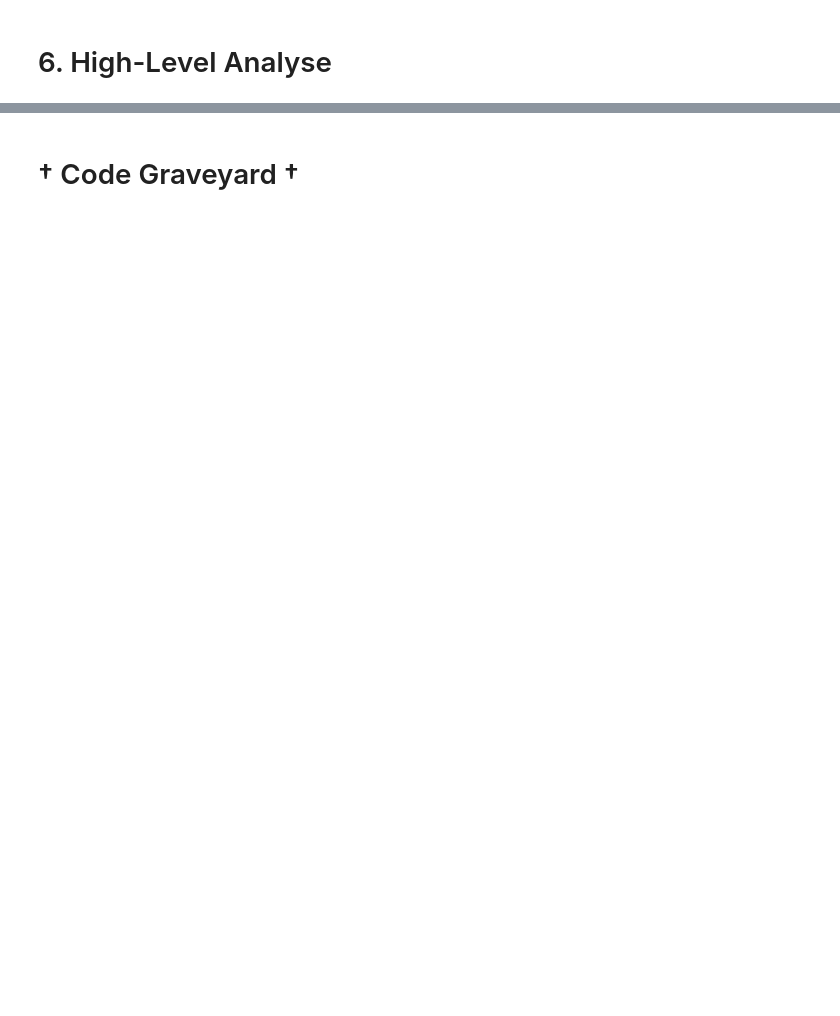
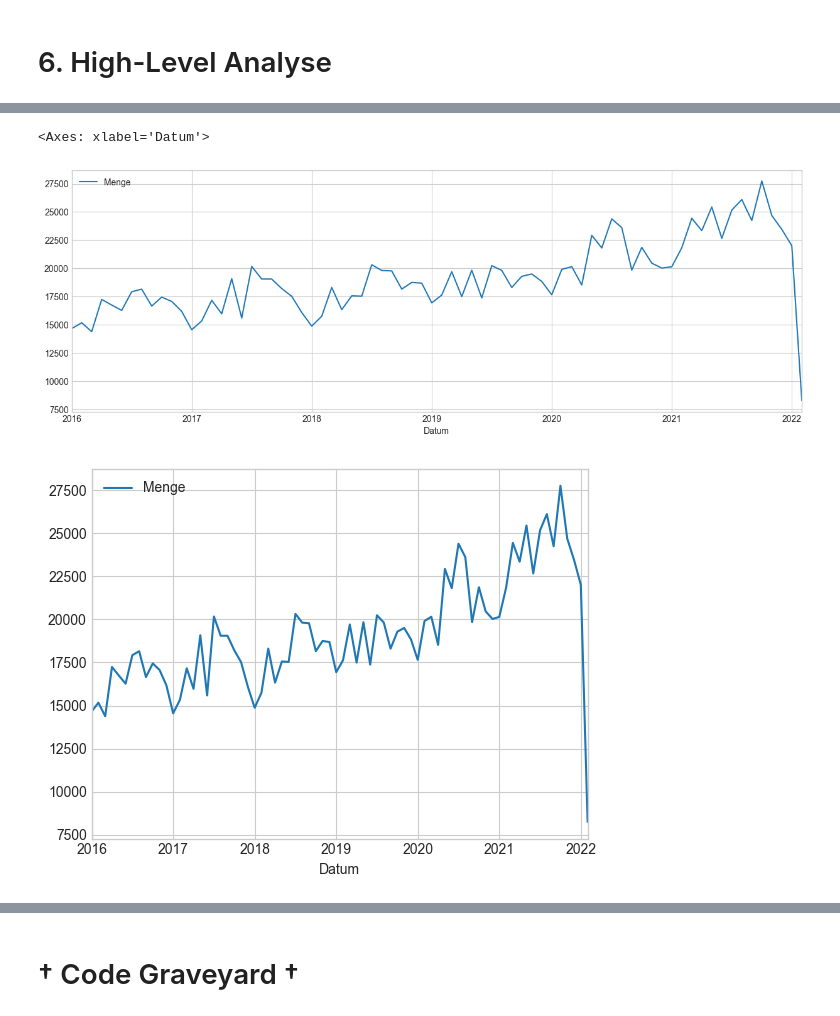
Before and after one commit to mrtz-wssl/KI_in_KMU, a Jupyter notebook: KI_in_KMU_Main.ipynb, the cells around one changed output, grey strips where cells are left out. Drawn from its saved outputs; the diff is of its cells as text; code cells hidden in the pictures; blank space fills up the shorter version.

```diff
--- a/KI_in_KMU_Main.ipynb
+++ b/KI_in_KMU_Main.ipynb
@@ -519,0 +331,8 @@ Name: Datum, Length: 719185, dtype: int64
+# %%
+# Nun wird die verkaufte Menge pro Monat aggregiert.
+
+data_3_menge = data.groupby(['Datum']).agg(Menge=('Menge',np.sum)).reset_index()
+data_3_menge['Datum'] = pd.to_datetime(data_3_menge["Datum"])
+data_3_menge.set_index('Datum', inplace = True)
+data_3_M_menge = data_3_menge.resample('M').sum()
+data_3_M_menge
@@ -519,0 +354,15 @@ Name: Datum, Length: 719185, dtype: int64
+# %%
+# Visualisierung: Menge pro Monat
+
+%matplotlib inline
+
+data_3_M_menge.plot(grid='on', figsize=(15,5))
+
+from datetime import datetime
+start_date = datetime(2016, 1, 31)
+end_date = datetime(2022, 2, 28)
+data_3_M_menge[(start_date <= data_3_M_menge.index) & (data_3_M_menge.index <= end_date)].plot(grid='on')
+# %% [output]
+<Axes: xlabel='Datum'>
+[figure, added]
+[figure, added]
```
Also changed, not shown: parts of 39 cells of this notebook.
